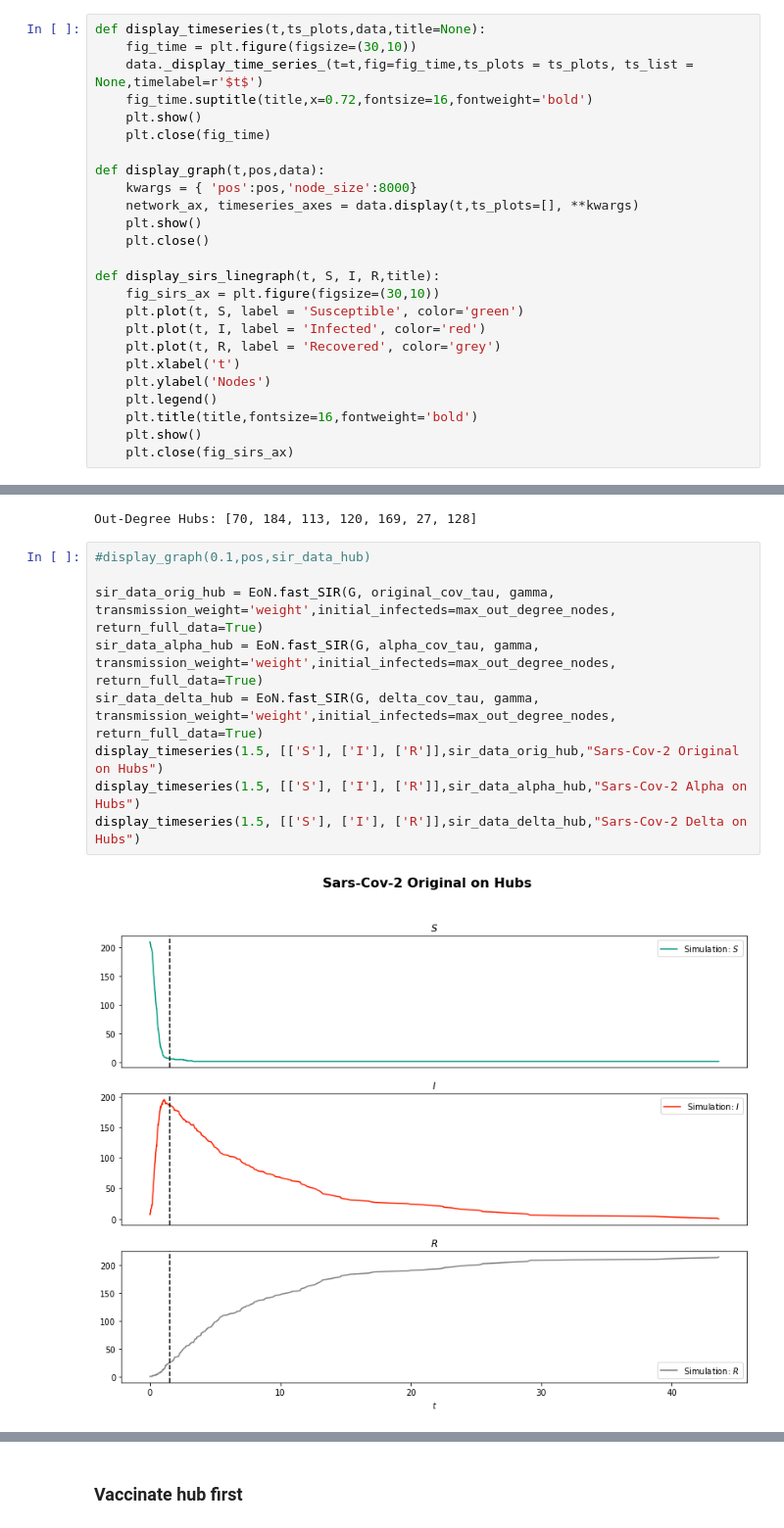
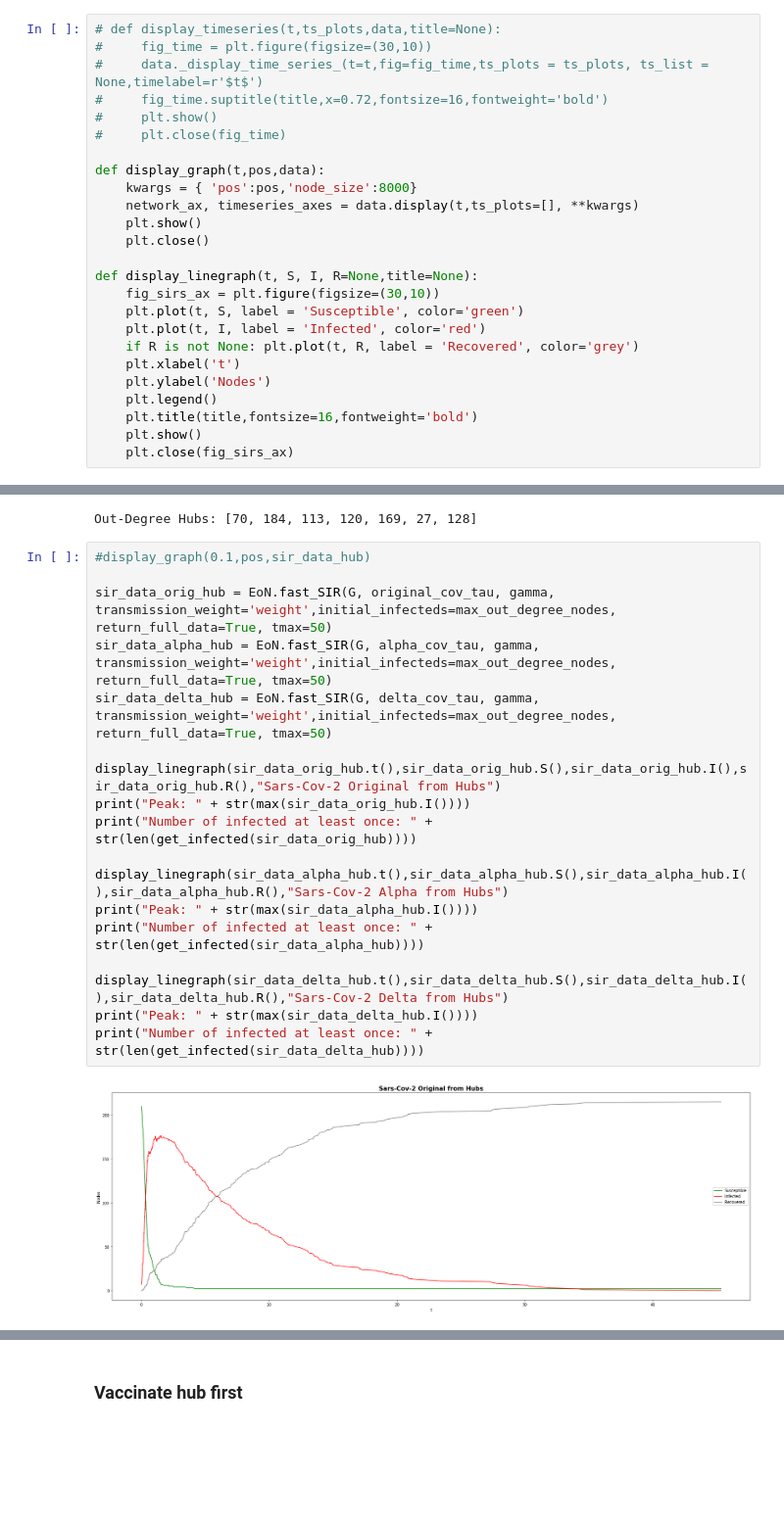
Before and after one commit to danielegerbaldo/Complex-Networks-Analysis-Project, a Jupyter notebook: CNA_Section_6_Epidemics.ipynb, the cells around one changed output, grey strips where cells are left out. Shown at 98% size. Saved outputs shown, nothing was run; the diff lists cells and outputs as text; blank space fills up the shorter version.

```diff
--- a/CNA_Section_6_Epidemics.ipynb
+++ b/CNA_Section_6_Epidemics.ipynb
@@ -56,12 +56,12 @@ edges = G.edges()
 # %% [markdown]
 # Utility Functions
 # %%
-def display_timeseries(t,ts_plots,data,title=None):
-    fig_time = plt.figure(figsize=(30,10))
-    data._display_time_series_(t=t,fig=fig_time,ts_plots = ts_plots, ts_list = None,timelabel=r'$t$')
-    fig_time.suptitle(title,x=0.72,fontsize=16,fontweight='bold')
-    plt.show()
-    plt.close(fig_time)
+# def display_timeseries(t,ts_plots,data,title=None):
+#     fig_time = plt.figure(figsize=(30,10))
+#     data._display_time_series_(t=t,fig=fig_time,ts_plots = ts_plots, ts_list = None,timelabel=r'$t$')
+#     fig_time.suptitle(title,x=0.72,fontsize=16,fontweight='bold')
+#     plt.show()
+#     plt.close(fig_time)
 
 def display_graph(t,pos,data):
     kwargs = { 'pos':pos,'node_size':8000}
@@ -69,11 +69,11 @@ def display_graph(t,pos,data):
     plt.show()
     plt.close()
 
-def display_sirs_linegraph(t, S, I, R,title):
+def display_linegraph(t, S, I, R=None,title=None):
     fig_sirs_ax = plt.figure(figsize=(30,10))
     plt.plot(t, S, label = 'Susceptible', color='green')
     plt.plot(t, I, label = 'Infected', color='red')
-    plt.plot(t, R, label = 'Recovered', color='grey')
+    if R is not None: plt.plot(t, R, label = 'Recovered', color='grey')
     plt.xlabel('t')
     plt.ylabel('Nodes')
     plt.legend()
@@ -142,11 +185,20 @@ Out-Degree Hubs: [70, 184, 113, 120, 169, 27, 128]
 # %%
 #display_graph(0.1,pos,sir_data_hub)
 
-sir_data_orig_hub = EoN.fast_SIR(G, original_cov_tau, gamma, transmission_weight='weight',initial_infecteds=max_out_degree_nodes, return_full_data=True)
-sir_data_alpha_hub = EoN.fast_SIR(G, alpha_cov_tau, gamma, transmission_weight='weight',initial_infecteds=max_out_degree_nodes, return_full_data=True)
-sir_data_delta_hub = EoN.fast_SIR(G, delta_cov_tau, gamma, transmission_weight='weight',initial_infecteds=max_out_degree_nodes, return_full_data=True)
-display_timeseries(1.5, [['S'], ['I'], ['R']],sir_data_orig_hub,"Sars-Cov-2 Original on Hubs")
-display_timeseries(1.5, [['S'], ['I'], ['R']],sir_data_alpha_hub,"Sars-Cov-2 Alpha on Hubs")
-display_timeseries(1.5, [['S'], ['I'], ['R']],sir_data_delta_hub,"Sars-Cov-2 Delta on Hubs")
+sir_data_orig_hub = EoN.fast_SIR(G, original_cov_tau, gamma, transmission_weight='weight',initial_infecteds=max_out_degree_nodes, return_full_data=True, tmax=50)
+sir_data_alpha_hub = EoN.fast_SIR(G, alpha_cov_tau, gamma, transmission_weight='weight',initial_infecteds=max_out_degree_nodes, return_full_data=True, tmax=50)
+sir_data_delta_hub = EoN.fast_SIR(G, delta_cov_tau, gamma, transmission_weight='weight',initial_infecteds=max_out_degree_nodes, return_full_data=True, tmax=50)
+
+display_linegraph(sir_data_orig_hub.t(),sir_data_orig_hub.S(),sir_data_orig_hub.I(),sir_data_orig_hub.R(),"Sars-Cov-2 Original from Hubs")
+print("Peak: " + str(max(sir_data_orig_hub.I())))
+print("Number of infected at least once: " + str(len(get_infected(sir_data_orig_hub))))
+
+display_linegraph(sir_data_alpha_hub.t(),sir_data_alpha_hub.S(),sir_data_alpha_hub.I(),sir_data_alpha_hub.R(),"Sars-Cov-2 Alpha from Hubs")
+print("Peak: " + str(max(sir_data_alpha_hub.I())))
+print("Number of infected at least once: " + str(len(get_infected(sir_data_alpha_hub))))
+
+display_linegraph(sir_data_delta_hub.t(),sir_data_delta_hub.S(),sir_data_delta_hub.I(),sir_data_delta_hub.R(),"Sars-Cov-2 Delta from Hubs")
+print("Peak: " + str(max(sir_data_delta_hub.I())))
+print("Number of infected at least once: " + str(len(get_infected(sir_data_delta_hub))))
 # %% [output]
-[figure, old version]
+[figure, new version]
```
Also changed, not shown: parts of 22 cells of this notebook.
